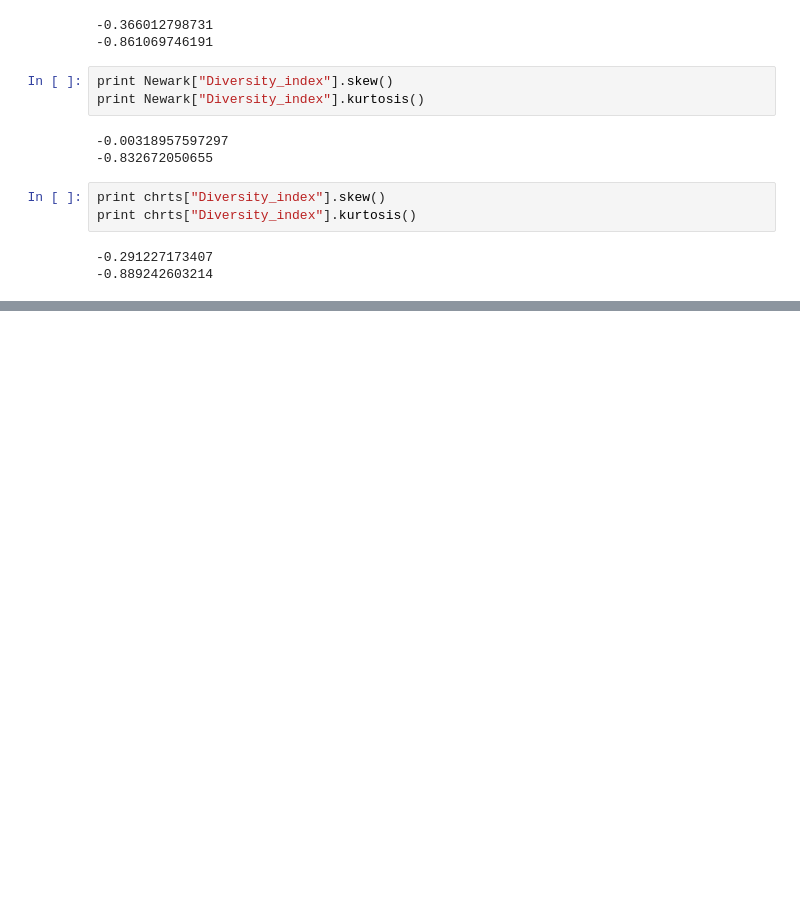
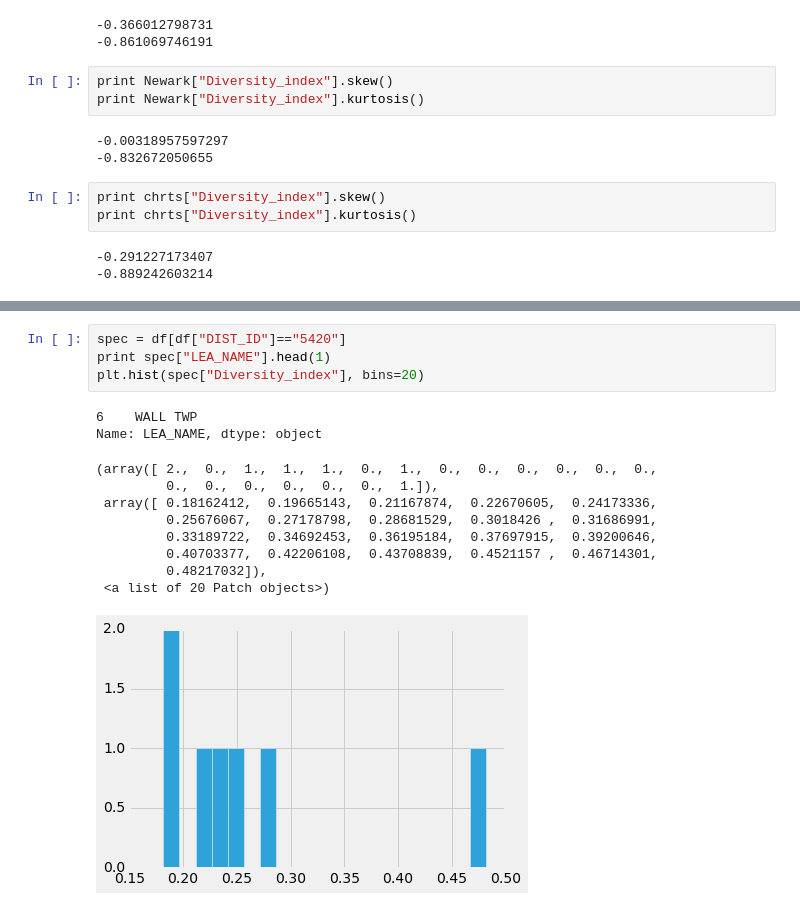
Before and after one commit to epetenko/Diversity_index_schools, a Jupyter notebook: Diversity_index_schools.ipynb, the cells around one changed output, grey strips where cells are left out. Saved outputs shown, nothing was run; the diff lists cells and outputs as text; blank space fills up the shorter version.

```diff
--- a/Diversity_index_schools.ipynb
+++ b/Diversity_index_schools.ipynb
@@ -148,0 +172,16 @@ print test
+# %%
+spec = df[df["DIST_ID"]=="5420"]
+print spec["LEA_NAME"].head(1)
+plt.hist(spec["Diversity_index"], bins=20)
+# %% [output]
+6    WALL TWP
+Name: LEA_NAME, dtype: object
+(array([ 2.,  0.,  1.,  1.,  1.,  0.,  1.,  0.,  0.,  0.,  0.,  0.,  0.,
+         0.,  0.,  0.,  0.,  0.,  0.,  1.]),
+ array([ 0.18162412,  0.19665143,  0.21167874,  0.22670605,  0.24173336,
+         0.25676067,  0.27178798,  0.28681529,  0.3018426 ,  0.31686991,
+         0.33189722,  0.34692453,  0.36195184,  0.37697915,  0.39200646,
+         0.40703377,  0.42206108,  0.43708839,  0.4521157 ,  0.46714301,
+         0.48217032]),
+ <a list of 20 Patch objects>)
+[figure, added]
```
Also changed, not shown: parts of 11 cells of this notebook.
